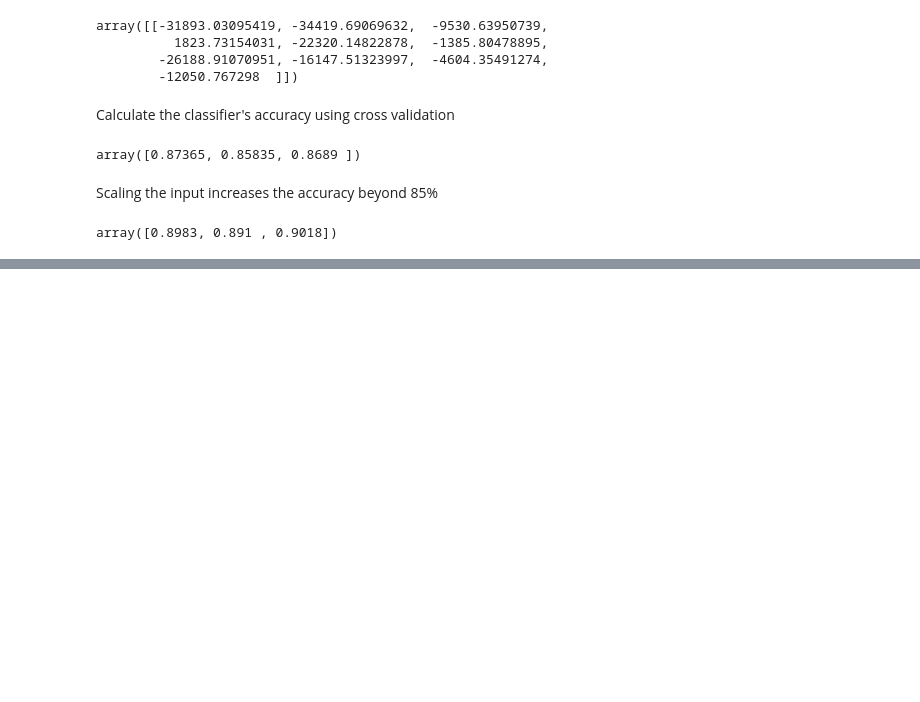
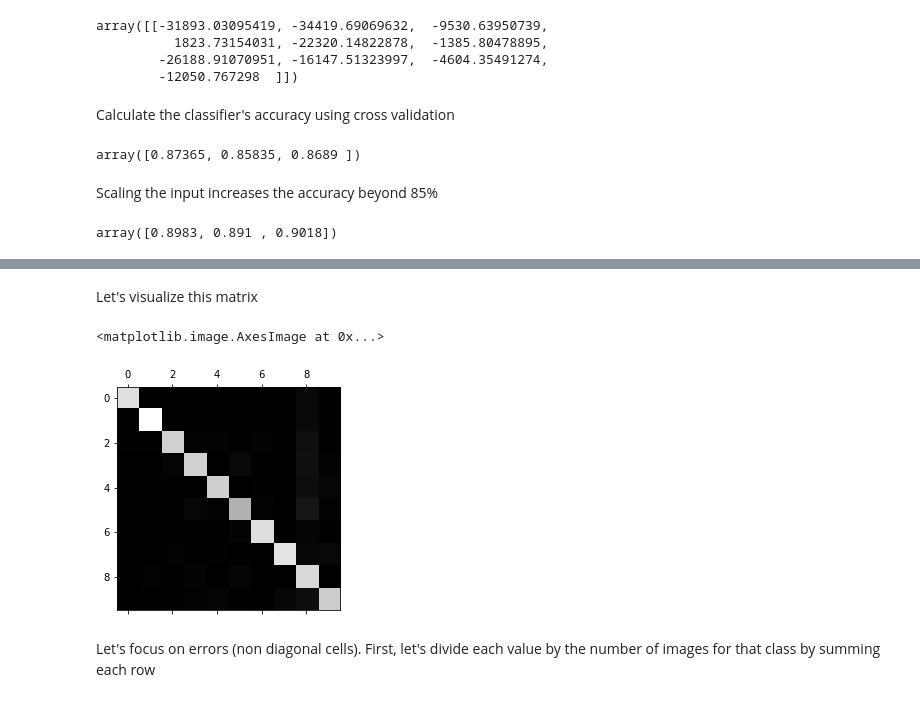
Before and after one commit to abhattacherjee/classification_mnist_digits, a Jupyter notebook: classification_mnist_digits.ipynb, the cells around one changed output, grey strips where cells are left out. Saved outputs shown, nothing was run; the diff lists cells and outputs as text; code cells hidden in the pictures; blank space fills up the shorter version.

Commit message:
Error analysis of multiclass classification

```diff
--- a/classification_mnist_digits.ipynb
+++ b/classification_mnist_digits.ipynb
@@ -368,0 +371,5 @@ array([0.8983, 0.891 , 0.9018])
+# %%
+# Use confusion matrix to analyse the errors in prediction
+y_train_pred = cross_val_predict(sgd_classifier, X_train_scaled, y_train, cv=3)
+conf_mx = confusion_matrix(y_train, y_train_pred)
+conf_mx
@@ -368,0 +387,10 @@ array([0.8983, 0.891 , 0.9018])
+# %% [markdown]
+Let's visualize this matrix
+# %%
+plt.matshow(conf_mx, cmap=plt.cm.gray)
+# %% [output]
+<matplotlib.image.AxesImage at 0x...>
+[figure, added]
+# %% [markdown]
+Let's focus on errors (non diagonal cells). First, let's divide each value by the number of images for that class
+by summing each row
```
Also changed, not shown: parts of 9 cells of this notebook.
